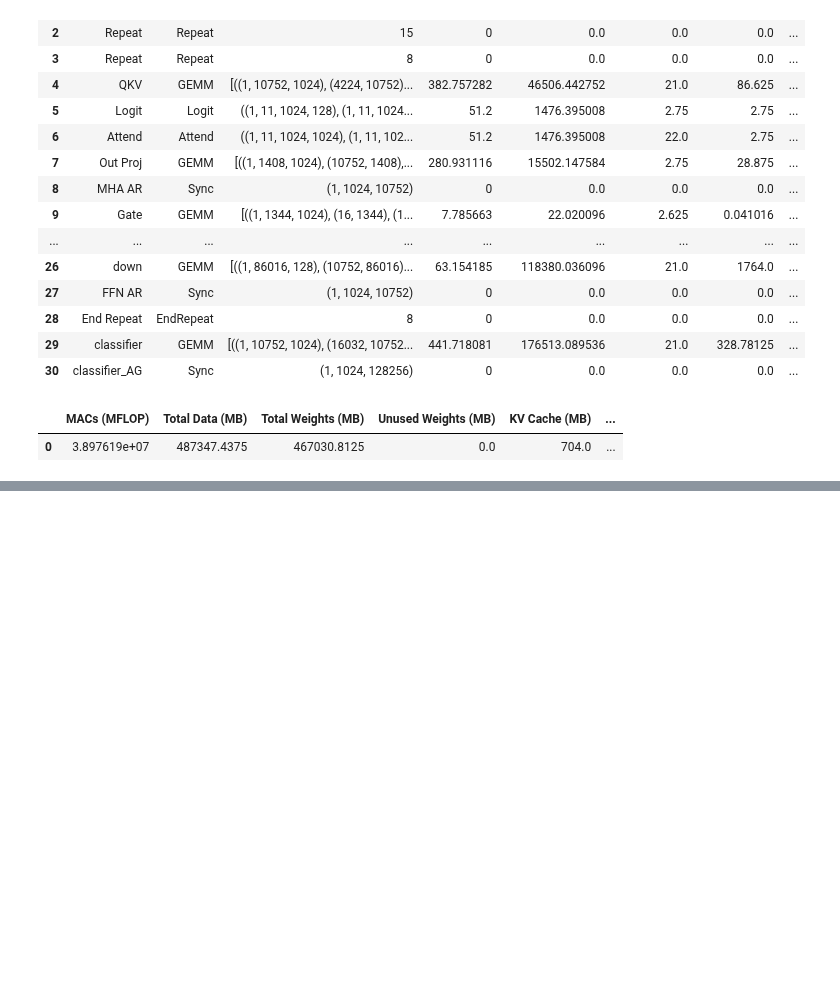
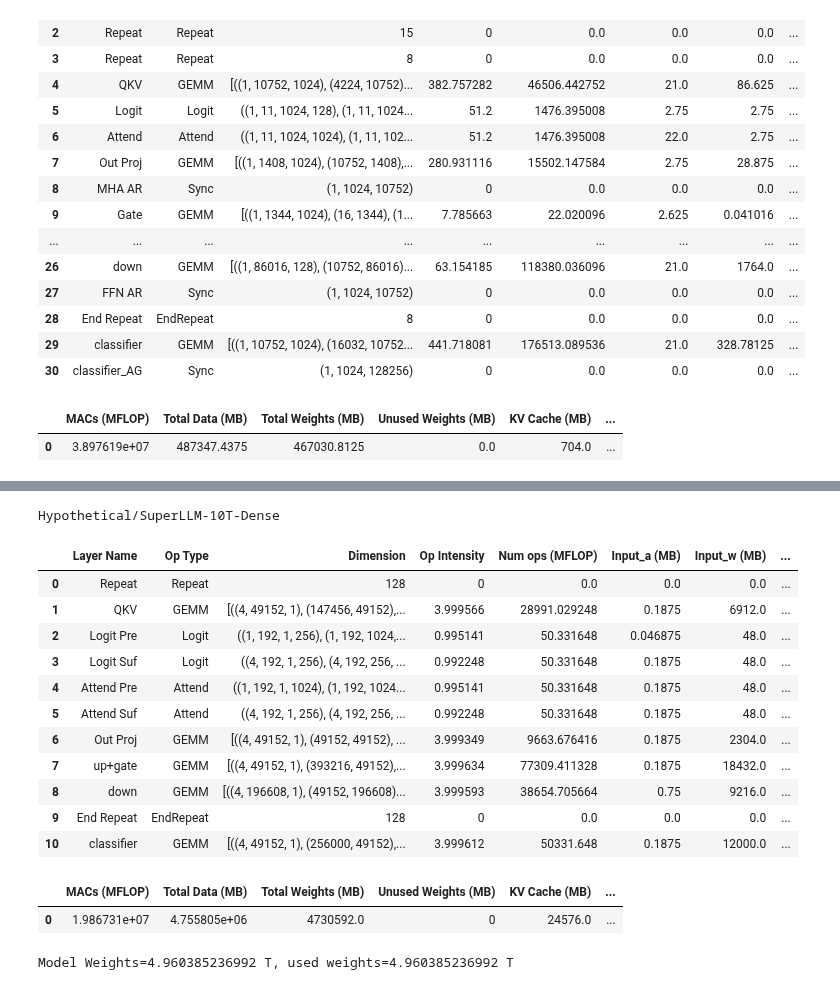
Before and after one commit to abhibambhaniya/GenZ-LLM-Analyzer, a Jupyter notebook: notebook/gpt4_moe_model_test.ipynb, the cells around one changed output, grey strips where cells are left out. Saved outputs shown, nothing was run; the diff lists cells and outputs as text; code cells hidden in the pictures; blank space fills up the shorter version.

```diff
--- a/notebook/gpt4_moe_model_test.ipynb
+++ b/notebook/gpt4_moe_model_test.ipynb
@@ -95,0 +125,26 @@ decode_moddeling(model = 'gpt-4', batch_size = 1, Bb = 4 ,
+# %%
+for model in ['Hypothetical/SuperLLM-10T-Dense']:
+    model_df, summary_table =decode_moddeling(model = model, batch_size = 1, output_tokens=256,
+                            input_tokens = 1024, model_profilling=True, bits='int8',
+                            tensor_parallel = 1, pipeline_parallel = 1)
+    print(model)
+    display(model_df)
+    display(summary_table)
+    print(f'Model Weights={summary_table["Total Weights (MB)"][0]*2**20/1e12} T, used weights={summary_table["Total Weights (MB)"][0]*2**20/1e12 - summary_table["Unused Weights (MB)"][0]*2**20/1e12} T')
+# %% [output]
+Hypothetical/SuperLLM-10T-Dense
+|  | Layer Name | Op Type | Dimension | Op Intensity | Num ops (MFLOP) | Input_a (MB) | Input_w (MB) | ... |
+| 0 | Repeat | Repeat | 128 | 0 | 0.0 | 0.0 | 0.0 | ... |
+| 1 | QKV | GEMM | [((4, 49152, 1), (147456, 49152),... | 3.999566 | 28991.029248 | 0.1875 | 6912.0 | ... |
+| 2 | Logit Pre | Logit | ((1, 192, 1, 256), (1, 192, 1024,... | 0.995141 | 50.331648 | 0.046875 | 48.0 | ... |
+| 3 | Logit Suf | Logit | ((4, 192, 1, 256), (4, 192, 256, ... | 0.992248 | 50.331648 | 0.1875 | 48.0 | ... |
+| 4 | Attend Pre | Attend | ((1, 192, 1, 1024), (1, 192, 1024... | 0.995141 | 50.331648 | 0.1875 | 48.0 | ... |
+| 5 | Attend Suf | Attend | ((4, 192, 1, 256), (4, 192, 256, ... | 0.992248 | 50.331648 | 0.1875 | 48.0 | ... |
+| 6 | Out Proj | GEMM | [((4, 49152, 1), (49152, 49152), ... | 3.999349 | 9663.676416 | 0.1875 | 2304.0 | ... |
+| 7 | up+gate | GEMM | [((4, 49152, 1), (393216, 49152),... | 3.999634 | 77309.411328 | 0.1875 | 18432.0 | ... |
+| 8 | down | GEMM | [((4, 196608, 1), (49152, 196608)... | 3.999593 | 38654.705664 | 0.75 | 9216.0 | ... |
+| 9 | End Repeat | EndRepeat | 128 | 0 | 0.0 | 0.0 | 0.0 | ... |
+| 10 | classifier | GEMM | [((4, 49152, 1), (256000, 49152),... | 3.999612 | 50331.648 | 0.1875 | 12000.0 | ... |
+|  | MACs (MFLOP) | Total Data (MB) | Total Weights (MB) | Unused Weights (MB) | KV Cache (MB) | ... |
+| 0 | 1.986731e+07 | 4.755805e+06 | 4730592.0 | 0 | 24576.0 | ... |
+Model Weights=4.960385236992 T, used weights=4.960385236992 T
```
Also changed, not shown: parts of 3 cells of this notebook, 3 other files.
